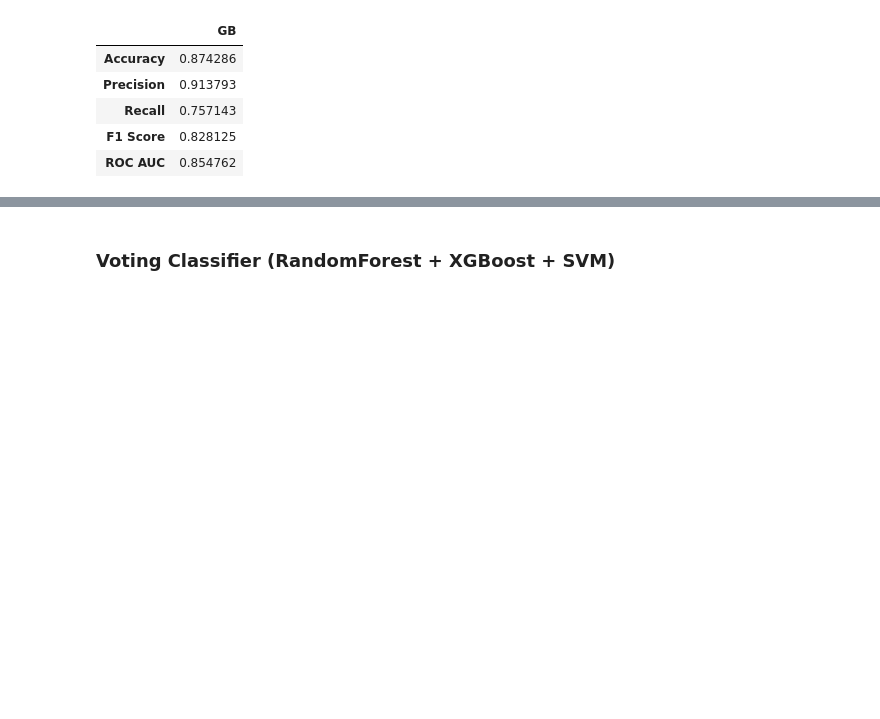
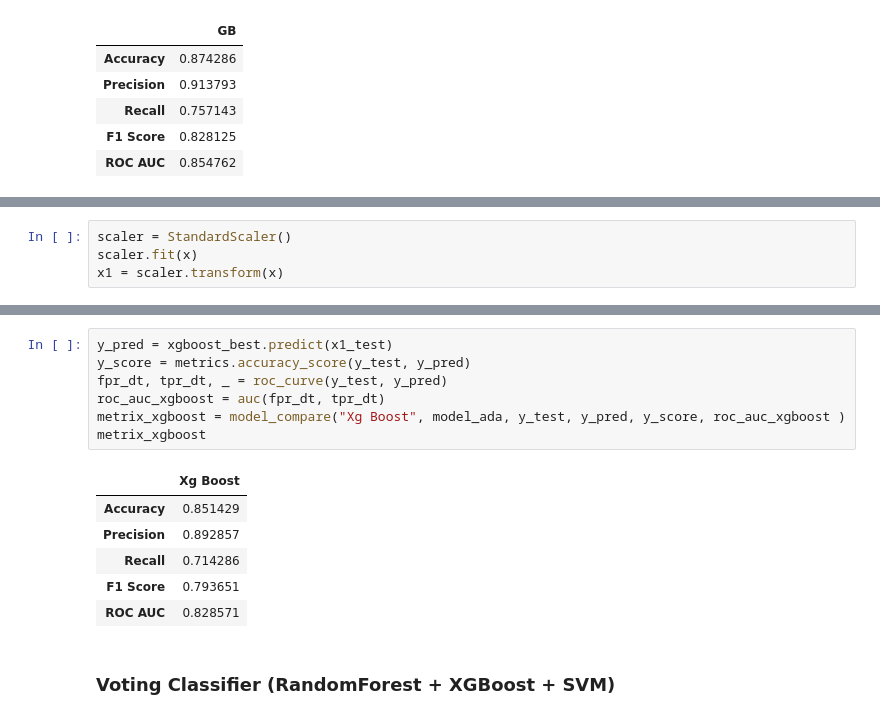
Before and after one commit to melwinmpk/python_datascience, a Jupyter notebook: TitanicDataSet_training/Main Note book/Modeling.ipynb, the cells around one changed output, grey strips where cells are left out. Cells and saved outputs as stored; diff of their text form; blank space fills up the shorter version.

```diff
--- a/TitanicDataSet_training/Main Note book/Modeling.ipynb
+++ b/TitanicDataSet_training/Main Note book/Modeling.ipynb
@@ -400,0 +400,4 @@ metrix_GB
+# %%
+scaler = StandardScaler()
+scaler.fit(x)
+x1 = scaler.transform(x)
@@ -401,3 +470,17 @@ metrix_GB
+# %%
+y_pred = xgboost_best.predict(x1_test)
+y_score = metrics.accuracy_score(y_test, y_pred)
+fpr_dt, tpr_dt, _ = roc_curve(y_test, y_pred)
+roc_auc_xgboost = auc(fpr_dt, tpr_dt)
+metrix_xgboost = model_compare("Xg Boost", model_ada, y_test, y_pred, y_score, roc_auc_xgboost )
+metrix_xgboost
+# %% [output]
+|  | Xg Boost |
+| Accuracy | 0.851429 |
+| Precision | 0.892857 |
+| Recall | 0.714286 |
+| F1 Score | 0.793651 |
+| ROC AUC | 0.828571 |
 # %% [markdown]
 ### Voting Classifier (RandomForest + XGBoost + SVM)
 # %%
```
Also changed, not shown: parts of 15 cells of this notebook.
